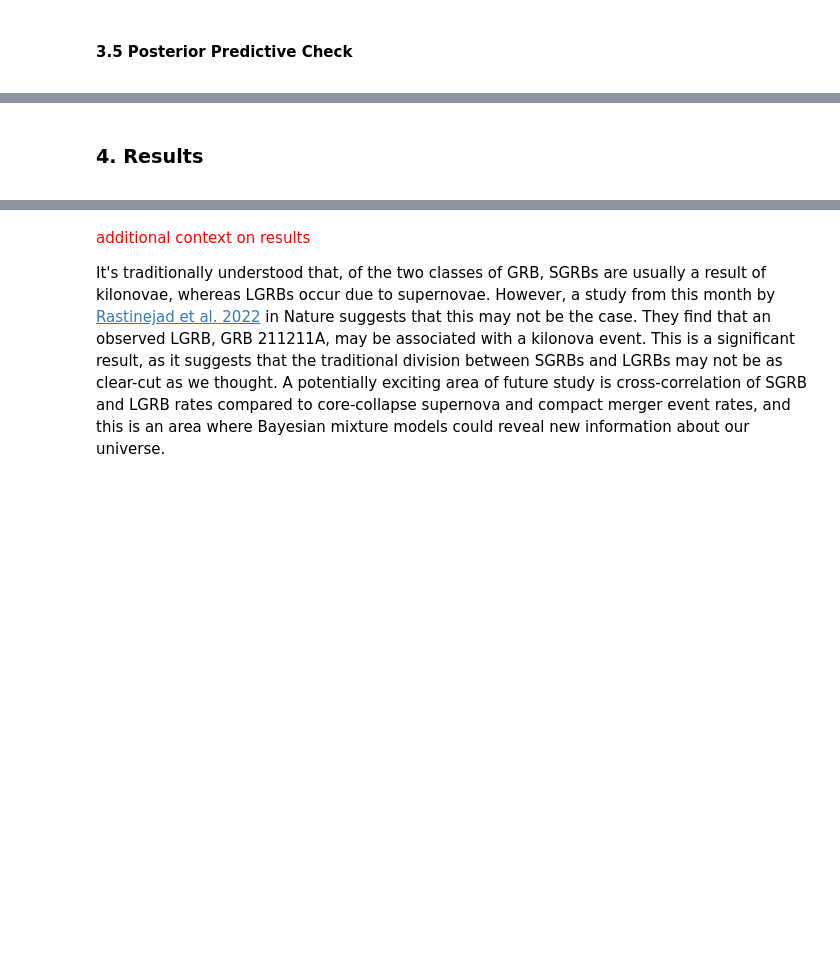
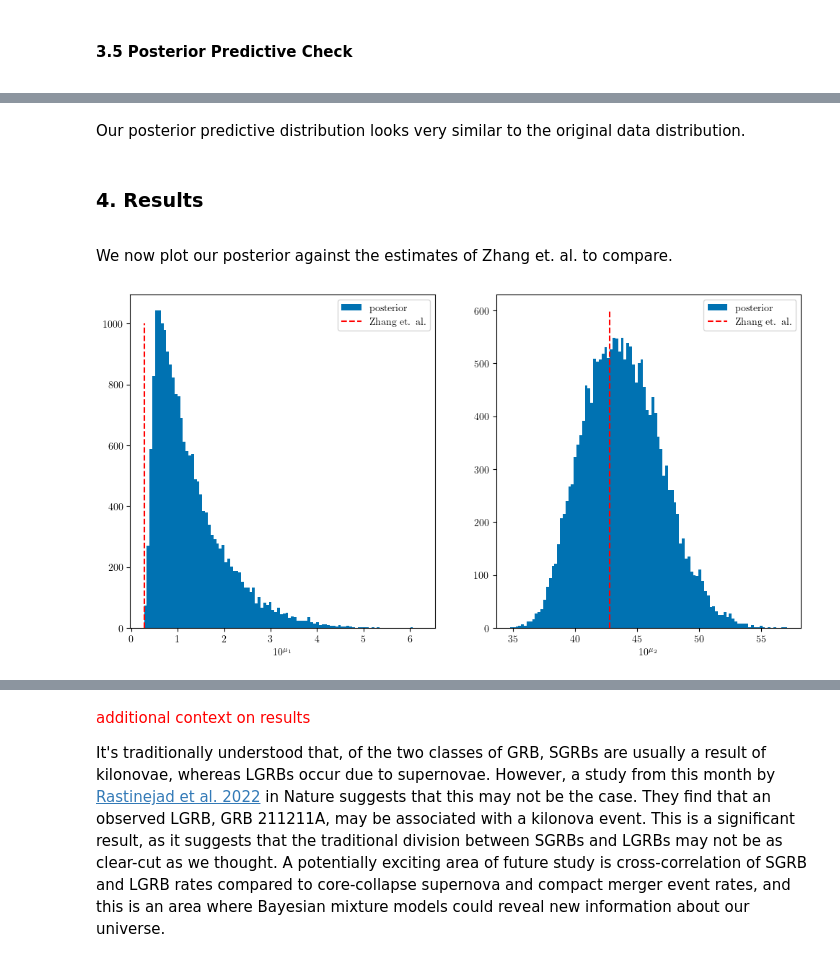
Before and after one commit to tylerbarna/AST5731-projects, a Jupyter notebook: project3/project3.ipynb, the cells around one changed output, grey strips where cells are left out. Drawn from its saved outputs; the diff is of its cells as text; code cells hidden in the pictures; blank space fills up the shorter version.

```diff
--- a/project3/project3.ipynb
+++ b/project3/project3.ipynb
@@ -162,7 +177,7 @@ with pm.Model() as model:
         pm.Normal.dist(mu=mu2, tau=tau2)
     ]
 
-    like = pm.Mixture('like', w=w, comp_dists=components, observed=np.log(times))
+    like = pm.Mixture('like', w=w, comp_dists=components, observed=np.log10(times))
     idata = pm.sample_prior_predictive(samples=50)
 # %% [output]
 Sampling: [like, mu1, mu2, tau1, tau2, w]
@@ -176,7 +218,7 @@ Sampling: [like, mu1, mu2, tau1, tau2, w]
 We sample from our model using the NUTS sampler.
 # %%
 with model:
-      trace = pm.sample(draws=1000,return_inferencedata=True,
+      trace = pm.sample(draws=5000,return_inferencedata=True,
                         chains=4, cores=6)
 # %% [output]
 Auto-assigning NUTS sampler...
@@ -260,3 +332,23 @@ Sampling: [like]
+# %% [markdown]
+Our posterior predictive distribution looks very similar to the original data distribution.
 # %% [markdown]
 ### 4. Results
 <a id='results'></a>
+# %% [markdown]
+We now plot our posterior against the estimates of Zhang et. al. to compare.
+# %%
+mu1 = np.reshape(np.array(trace.posterior.mu1), -1)
+mu2 = np.reshape(np.array(trace.posterior.mu2), -1)
+
+fig, ax = plt.subplots(1, 2, figsize=(12, 6))
+ax[0].hist(10**mu1, bins=100, label='posterior')
+ax[1].hist(10**mu2, bins=100, label='posterior')
+ax[0].vlines(0.28, 0, 1000, linestyle='--', colors='r', label='Zhang et. al.')
+ax[1].vlines(42.83, 0, 600, linestyle='--', colors='r', label='Zhang et. al.')
+ax[0].set_xlabel("$10^{\mu_1}$")
+ax[1].set_xlabel("$10^{\mu_2}$")
+ax[0].legend()
+ax[1].legend()
+plt.show()
+# %% [output]
+[figure, added]
```
Also changed, not shown: parts of 29 cells of this notebook, 2 other files.
